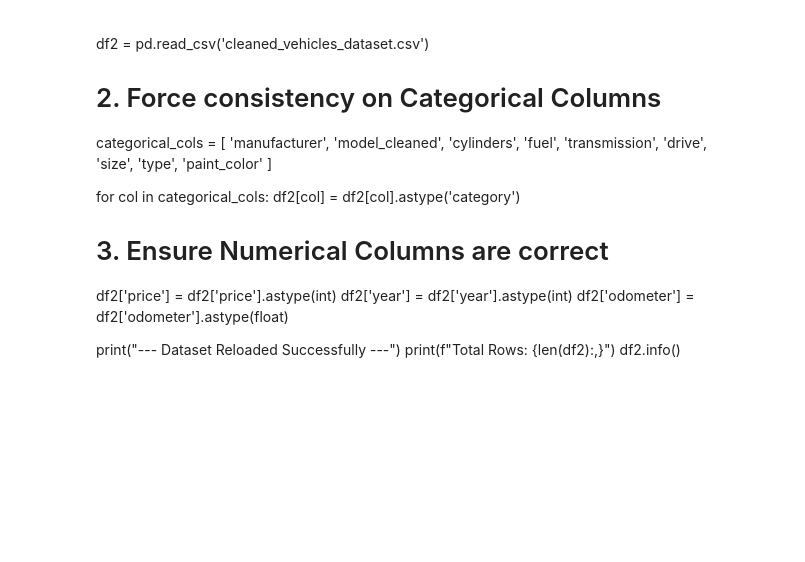
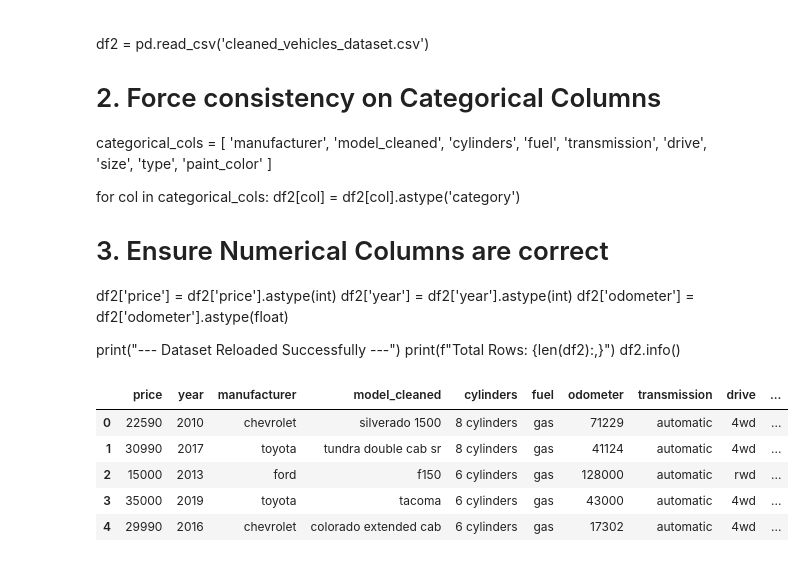
Before and after one commit to jayc888/Proyecto_nuevo_2026, a Jupyter notebook: src/explore.ipynb, the cells around one changed output. Saved outputs shown, nothing was run; the diff lists cells and outputs as text; code cells hidden in the pictures; blank space fills up the shorter version.

```diff
--- a/src/explore.ipynb
+++ b/src/explore.ipynb
@@ -1075,3 +1075,12 @@ df2['odometer'] = df2['odometer'].astype(float)
 print("--- Dataset Reloaded Successfully ---")
 print(f"Total Rows: {len(df2):,}")
 df2.info()
+# %%
+df2.head()
+# %% [output]
+|  | price | year | manufacturer | model_cleaned | cylinders | fuel | odometer | transmission | drive | ... |
+| 0 | 22590 | 2010 | chevrolet | silverado 1500 | 8 cylinders | gas | 71229 | automatic | 4wd | ... |
+| 1 | 30990 | 2017 | toyota | tundra double cab sr | 8 cylinders | gas | 41124 | automatic | 4wd | ... |
+| 2 | 15000 | 2013 | ford | f150 | 6 cylinders | gas | 128000 | automatic | rwd | ... |
+| 3 | 35000 | 2019 | toyota | tacoma | 6 cylinders | gas | 43000 | automatic | 4wd | ... |
+| 4 | 29990 | 2016 | chevrolet | colorado extended cab | 6 cylinders | gas | 17302 | automatic | 4wd | ... |
```
Also changed, not shown: parts of 6 cells of this notebook, 1 other file.
